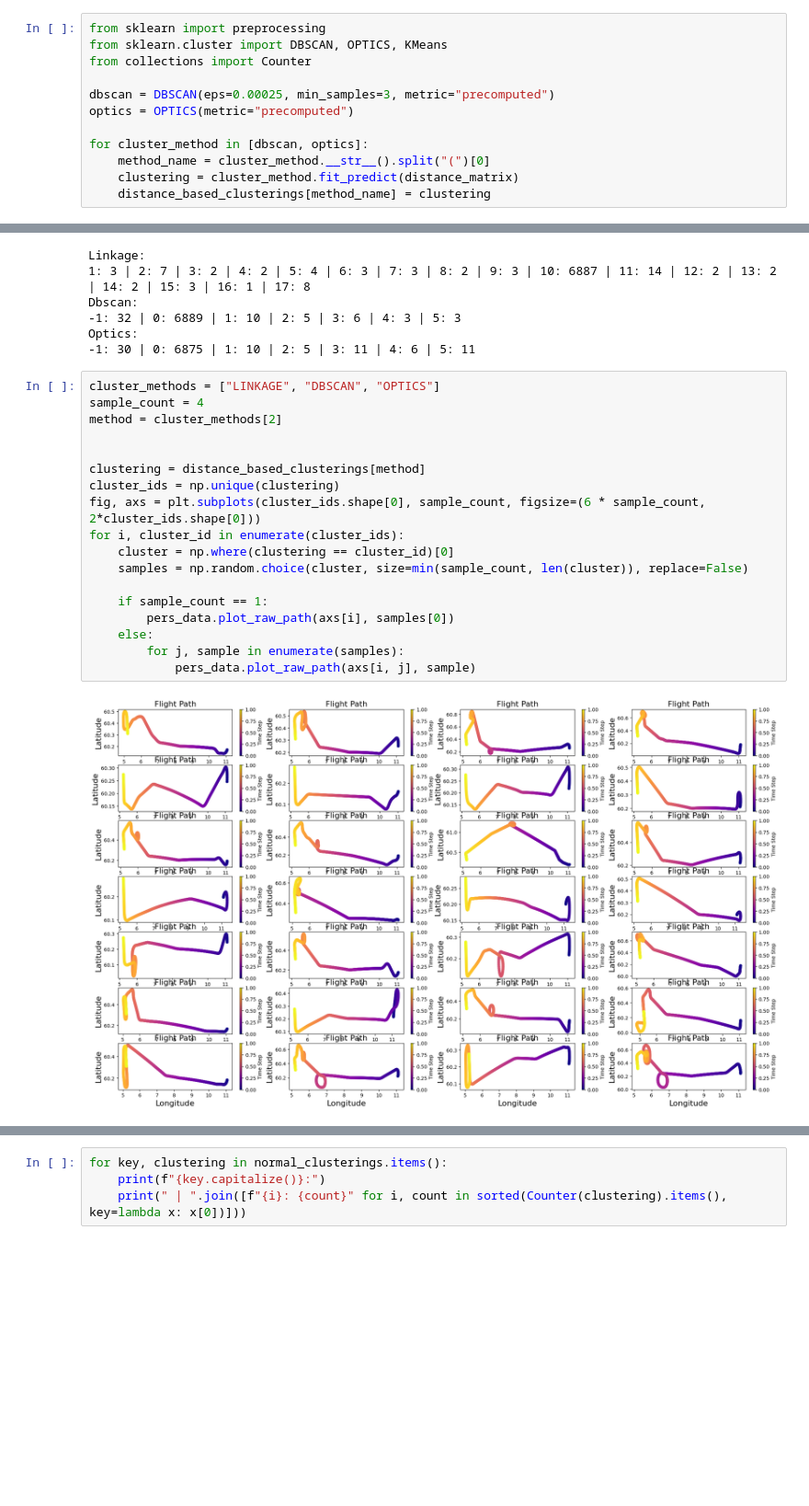
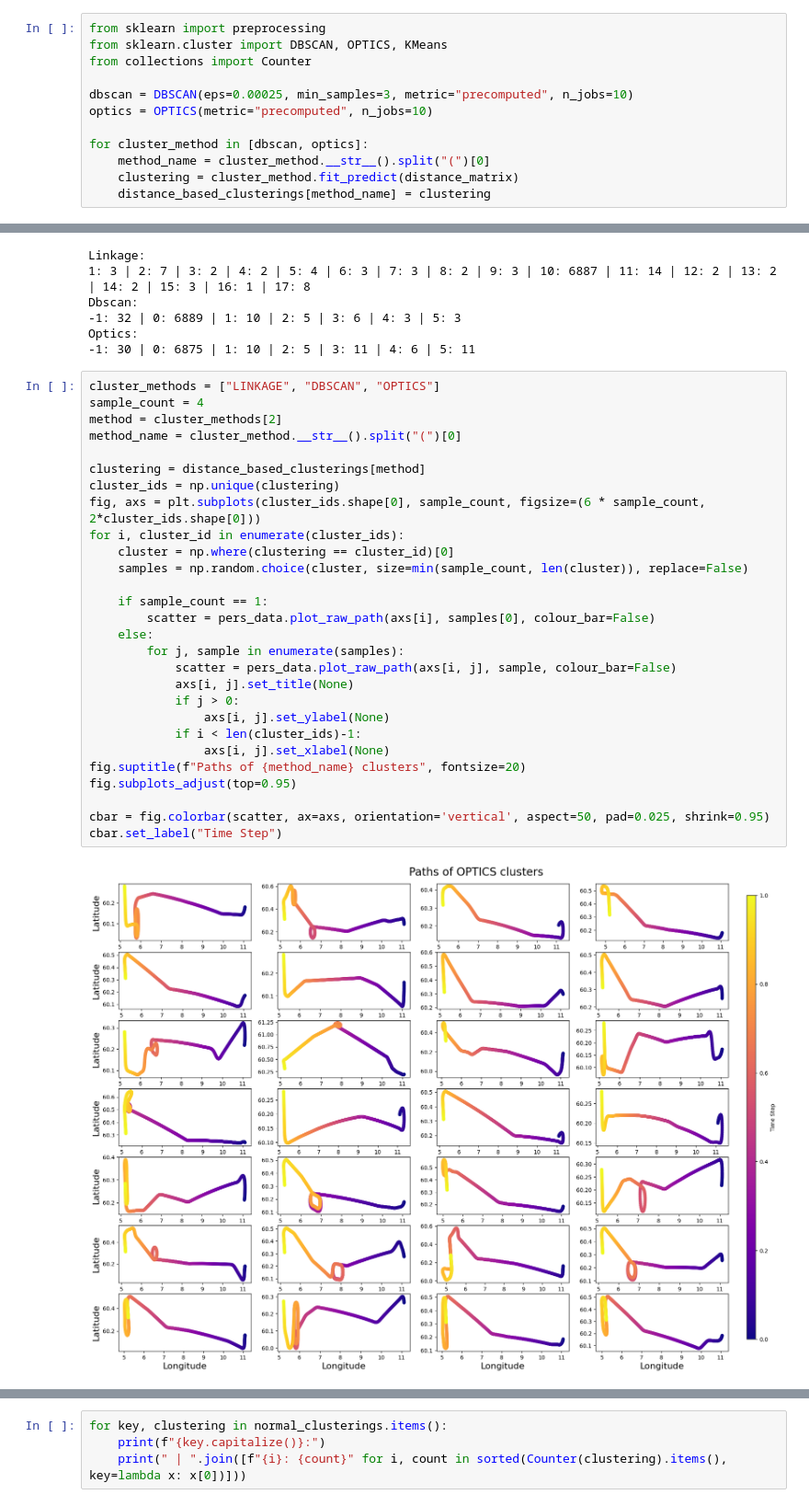
Before and after one commit to tobbensol/masters-thesis, a Jupyter notebook: flight clustering.ipynb, the cells around one changed output, grey strips where cells are left out. Shown at 92% size. Cells and saved outputs as stored; diff of their text form; blank space fills up the shorter version.

Commit message:
updated plotting

```diff
--- a/flight clustering.ipynb
+++ b/flight clustering.ipynb
@@ -58,8 +55,8 @@ from sklearn import preprocessing
 from sklearn.cluster import DBSCAN, OPTICS, KMeans
 from collections import Counter
 
-dbscan = DBSCAN(eps=0.00025, min_samples=3, metric="precomputed")
-optics = OPTICS(metric="precomputed")
+dbscan = DBSCAN(eps=0.00025, min_samples=3, metric="precomputed", n_jobs=10)
+optics = OPTICS(metric="precomputed", n_jobs=10)
 
 for cluster_method in [dbscan, optics]:
     method_name = cluster_method.__str__().split("(")[0]
@@ -79,21 +76,31 @@ Optics:
 # %%
 cluster_methods = ["LINKAGE", "DBSCAN", "OPTICS"]
 sample_count = 4
 method = cluster_methods[2]
-
+method_name = cluster_method.__str__().split("(")[0]
 
 clustering = distance_based_clusterings[method]
 cluster_ids = np.unique(clustering)
 fig, axs = plt.subplots(cluster_ids.shape[0], sample_count, figsize=(6 * sample_count, 2*cluster_ids.shape[0]))
 for i, cluster_id in enumerate(cluster_ids):
     cluster = np.where(clustering == cluster_id)[0]
     samples = np.random.choice(cluster, size=min(sample_count, len(cluster)), replace=False)
 
     if sample_count == 1:
-        pers_data.plot_raw_path(axs[i], samples[0])
+        scatter = pers_data.plot_raw_path(axs[i], samples[0], colour_bar=False)
     else:
         for j, sample in enumerate(samples):
-            pers_data.plot_raw_path(axs[i, j], sample)
+            scatter = pers_data.plot_raw_path(axs[i, j], sample, colour_bar=False)
+            axs[i, j].set_title(None)
+            if j > 0:
+                axs[i, j].set_ylabel(None)
+            if i < len(cluster_ids)-1:
+                axs[i, j].set_xlabel(None)
+fig.suptitle(f"Paths of {method_name} clusters", fontsize=20)
+fig.subplots_adjust(top=0.95)
+
+cbar = fig.colorbar(scatter, ax=axs, orientation='vertical', aspect=50, pad=0.025, shrink=0.95)
+cbar.set_label("Time Step")
 # %% [output]
-[figure, old version]
+[figure, new version]
 # %%
```
Also changed, not shown: parts of 2 cells of this notebook, 1 other file.
